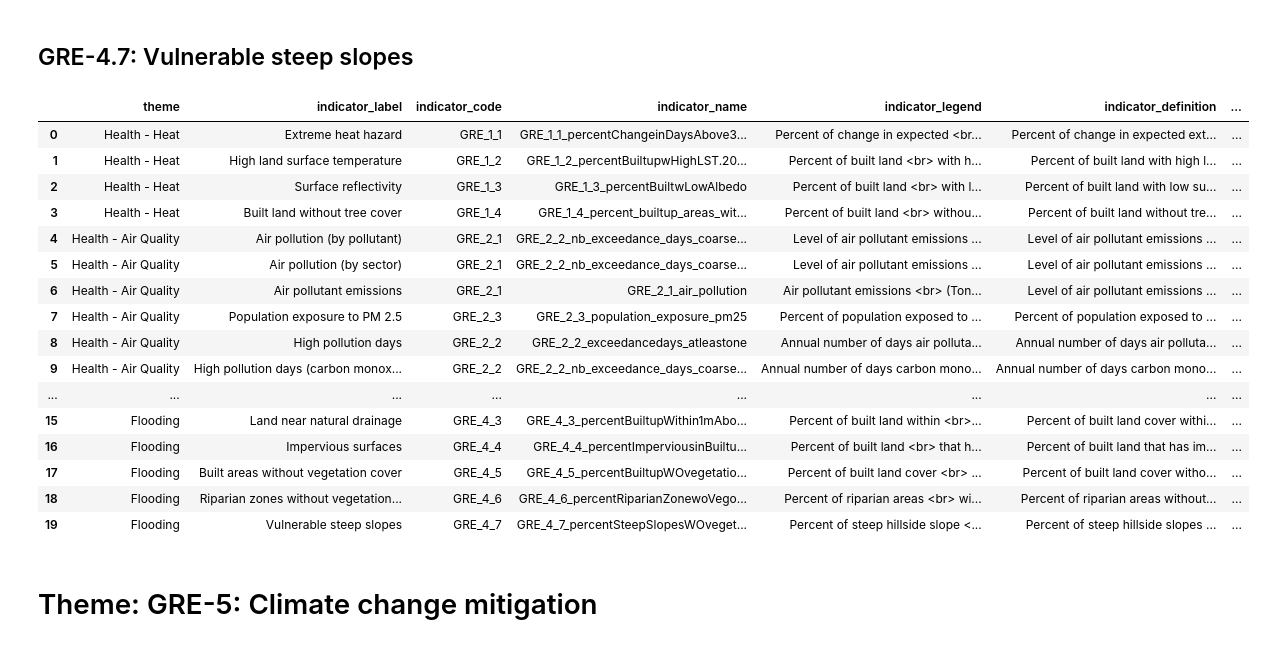
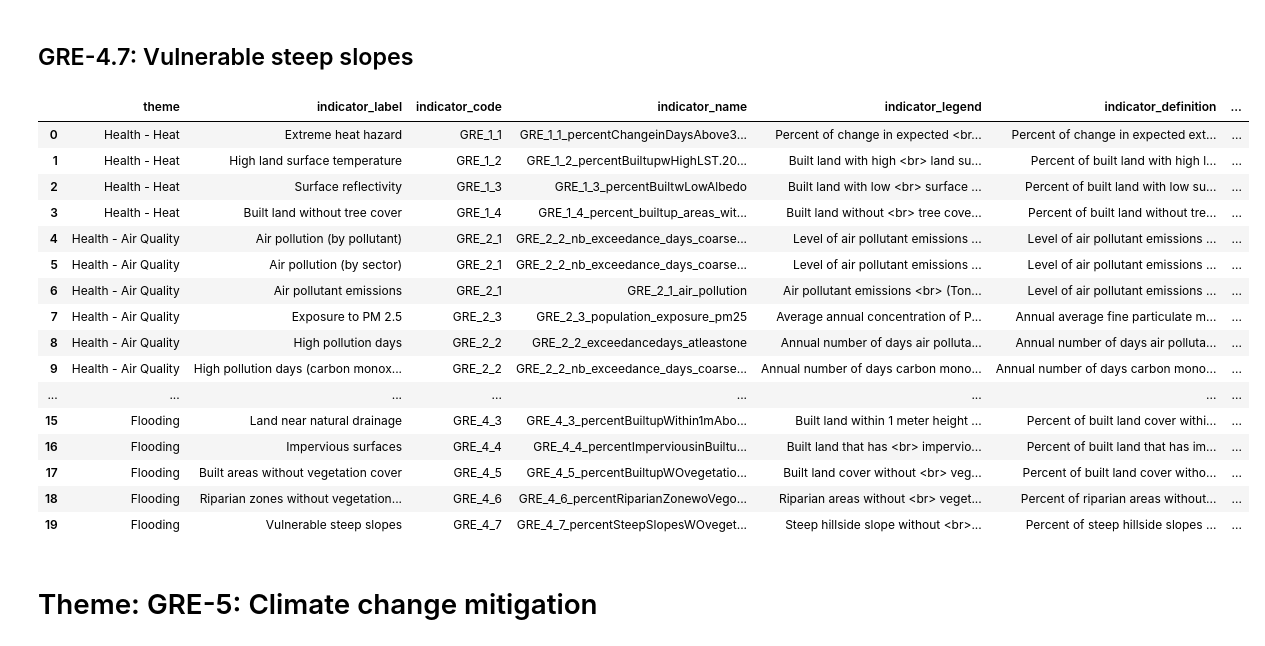
Before and after one commit to wri/cities-cities4forests-indicators, a Jupyter notebook: scripts/define-indicators.ipynb, the cells around one changed output. Cells and saved outputs as stored; diff of their text form; code cells hidden in the pictures.

```diff
--- a/scripts/define-indicators.ipynb
+++ b/scripts/define-indicators.ipynb
@@ -374,7 +363,7 @@ indicators_definitions = indicators_definitions.append({'theme' : 'Flooding',
                                                         'indicator_label' : 'Land near natural drainage',
                                                         'indicator_code' : 'GRE_4_3',
                                                         'indicator_name' : 'GRE_4_3_percentBuiltupWithin1mAboveDrainage',
-                                                        'indicator_legend' : 'Percent of built land within <br> 1 meter height above nearest drainage (%)',
+                                                        'indicator_legend' : 'Built land within 1 meter height <br> above nearest drainage (%)',
                                                        'indicator_definition' : 'Percent of built land cover within 1 meter height above nearest drainage',
                                                        'data_sources' : 'Height Above the Nearest Drainage (HAND), ESA World Cover',
                                                        'importance' : 'Land near natural drainage (e.g., streams, rivers) is at risk for pluvial or flash flooding hazards. Development closer in elevation to natural drainage, especially near drainage for large land areas, is at greater risk. Risk for these type of floods can be difficult to predict, and beyond height above drainage, other factors--such as amount of precipitation, soil type, distance from natural drainage and the presence and efficacy of built drainage systems--are also important influences.',
@@ -406,7 +395,7 @@ indicators_definitions = indicators_definitions.append({'theme' : 'Flooding',
                                                         'indicator_label' : 'Impervious surfaces',
                                                         'indicator_code' : 'GRE_4_4',
                                                         'indicator_name' : 'GRE_4_4_percentImperviousinBuiltup2018',
-                                                        'indicator_legend' : 'Percent of built land <br> that has impervious surface (%)',
+                                                        'indicator_legend' : 'Built land that has <br> impervious surface (%)',
                                                        'indicator_definition' : 'Percent of built land that has impervious surface',
                                                        'data_sources' : ' Tsinghua Annual maps of global artificial impervious area, ESA World Cover',
                                                        'importance' : 'Impervious surfaces (in urban areas, typically buildings, roads and other pavement) prevent water from soaking into the ground on-site and contribute to decreased overall water infiltration and increased runoff and can increase the prevalence of localized flooding. Building cities to minimize use of impervious surfaces (with alternative construction materials or intentional greening) allows for greater natural water infiltration and can enable cities to "sponge" up excess water, decrease flooding and protect groundwater resources.',
@@ -439,7 +428,7 @@ indicators_definitions = indicators_definitions.append({'theme' : 'Flooding',
                                                         'indicator_label' : 'Built areas without vegetation cover',
                                                         'indicator_code' : 'GRE_4_5',
                                                         'indicator_name' : 'GRE_4_5_percentBuiltupWOvegetationcover2020',
-                                                        'indicator_legend' : 'Percent of built land cover <br>  without vegetation cover (%)',
+                                                        'indicator_legend' : 'Built land cover without <br> vegetation cover (%)',
                                                        'indicator_definition' : 'Percent of built land cover without vegetation cover',
                                                        'data_sources' : 'Sentinel-2, ESA World Cover',
                                                        'importance' : 'Vegetation cover provides many benefits in urban areas. Importantly for flood mitigation, greater vegetation cover can increase water infiltration into the ground, reducing water stagnation and runoff on the surface. Absence of vegetation cover can increase the prevalence of localized flooding.',
@@ -471,7 +460,7 @@ indicators_definitions = indicators_definitions.append({'theme' : 'Flooding',
                                                         'indicator_label' : 'Riparian zones without vegetation cover',
                                                         'indicator_code' : 'GRE_4_6',
                                                         'indicator_name' : 'GRE_4_6_percentRiparianZonewoVegorWatercover2020',
-                                                        'indicator_legend' : 'Percent of riparian areas <br> without vegetation or water cover (%)',
+                                                        'indicator_legend' : 'Riparian areas without <br> vegetation or water cover (%)',
                                                        'indicator_definition' : 'Percent of riparian areas without vegetation or water cover',
                                                        'data_sources' : 'Height Above the Nearest Drainage (HAND), JRC Global Surface Water, Sentinel-2',
                                                        'importance' : 'Riparian areas (the spatial interface between land and water, particularly rivers and streams) can provide natural infrastructure for flood control. The presence of vegetation cover in the riparian zone is a primary factor in determining its flood mitigation effectiveness, as vegetation will slow down water flow, increase its absorption into land and its transpiration into the air. Riparian areas are also critical habitat to support biodiversity.',
@@ -501,33 +490,33 @@ indicators_definitions
 # %%
 indicators_definitions = indicators_definitions.append({'theme' : 'Flooding',
                                                         'indicator_label' : 'Vulnerable steep slopes',
                                                         'indicator_code' : 'GRE_4_7',
                                                         'indicator_name' : 'GRE_4_7_percentSteepSlopesWOvegetationcover2020',
-                                                        'indicator_legend' : 'Percent of steep hillside slope <br> without vegetation cover (%)',
+                                                        'indicator_legend' : 'Steep hillside slope without <br> vegetation cover (%)',
                                                        'indicator_definition' : 'Percent of steep hillside slopes without vegetation cover',
                                                        'data_sources' : 'NASA NASADEM Digital Elevation, Sentinel-2',
                                                        'importance' : 'Steep slopes are vulnerable to landslides, especially during incidence of extreme precipitation of flooding where soil can become saturated with or washed away by water. Vegetation is critical for stabilizing slopes as roots hold soil in place and plant absorb water from the soil. Steep slopes without vegetation coverage are particularly vulnerable to landslides.',
                                                        'methods' : 'To estimate slopes we apply the <a href="https://developers.google.com/earth-engine/apidocs/ee-terrain-slope">Earth Engine slope algorithm</a> to the global <a href="https://developers.google.com/earth-engine/datasets/catalog/NASA_NASADEM_HGT_001">NASA NASADEM 30 meter digital elevation model</a>. The slope layer is then masked to only include high slope areas of 10 degrees or greater (the threshold at which <a href="https://link.springer.com/article/10.1007/s11069-017-2757-y#Sec9">landslide susceptibility starts to grow quickly</a>). Vegetation cover is estimated using <a href="https://developers.google.com/earth-engine/datasets/catalog/COPERNICUS_S2">Sentinel-2 imagery</a> to calculate normalized difference vegetation index (NDVI) with a minimum threshold of 0.4. For the high slope areas in each city or sub-city unit we calculated at 30 meter scale the count of all high slope pixels and the count of high slope pixels with vegetation cover. Then we calculated the percent of high slope pixels without vegetation cover.'  },
                                                        ignore_index = True)
 indicators_definitions
 # %% [output]
 |  | theme | indicator_label | indicator_code | indicator_name | indicator_legend | indicator_definition | ... |
 | 0 | Health - Heat | Extreme heat hazard | GRE_1_1 | GRE_1_1_percentChangeinDaysAbove3... | Percent of change in expected <br... | Percent of change in expected ext... | ... |
-| 1 | Health - Heat | High land surface temperature | GRE_1_2 | GRE_1_2_percentBuiltupwHighLST.20... | Percent of built land <br> with h... | Percent of built land with high l... | ... |
-| 2 | Health - Heat | Surface reflectivity | GRE_1_3 | GRE_1_3_percentBuiltwLowAlbedo | Percent of built land <br> with l... | Percent of built land with low su... | ... |
-| 3 | Health - Heat | Built land without tree cover | GRE_1_4 | GRE_1_4_percent_builtup_areas_wit... | Percent of built land <br> withou... | Percent of built land without tre... | ... |
+| 1 | Health - Heat | High land surface temperature | GRE_1_2 | GRE_1_2_percentBuiltupwHighLST.20... | Built land with high <br> land su... | Percent of built land with high l... | ... |
+| 2 | Health - Heat | Surface reflectivity | GRE_1_3 | GRE_1_3_percentBuiltwLowAlbedo | Built land with low <br> surface ... | Percent of built land with low su... | ... |
+| 3 | Health - Heat | Built land without tree cover | GRE_1_4 | GRE_1_4_percent_builtup_areas_wit... | Built land without <br> tree cove... | Percent of built land without tre... | ... |
 | 4 | Health - Air Quality | Air pollution (by pollutant) | GRE_2_1 | GRE_2_2_nb_exceedance_days_coarse... | Level of air pollutant emissions ... | Level of air pollutant emissions ... | ... |
 | 5 | Health - Air Quality | Air pollution (by sector) | GRE_2_1 | GRE_2_2_nb_exceedance_days_coarse... | Level of air pollutant emissions ... | Level of air pollutant emissions ... | ... |
 | 6 | Health - Air Quality | Air pollutant emissions | GRE_2_1 | GRE_2_1_air_pollution | Air pollutant emissions <br> (Ton... | Level of air pollutant emissions ... | ... |
-| 7 | Health - Air Quality | Population exposure to PM 2.5 | GRE_2_3 | GRE_2_3_population_exposure_pm25 | Percent of population exposed to ... | Percent of population exposed to ... | ... |
+| 7 | Health - Air Quality | Exposure to PM 2.5 | GRE_2_3 | GRE_2_3_population_exposure_pm25 | Average annual concentration of P... | Annual average fine particulate m... | ... |
 | 8 | Health - Air Quality | High pollution days | GRE_2_2 | GRE_2_2_exceedancedays_atleastone | Annual number of days air polluta... | Annual number of days air polluta... | ... |
 | 9 | Health - Air Quality | High pollution days (carbon monox... | GRE_2_2 | GRE_2_2_nb_exceedance_days_coarse... | Annual number of days carbon mono... | Annual number of days carbon mono... | ... |
 | ... | ... | ... | ... | ... | ... | ... | ... |
-| 15 | Flooding | Land near natural drainage | GRE_4_3 | GRE_4_3_percentBuiltupWithin1mAbo... | Percent of built land within <br>... | Percent of built land cover withi... | ... |
-| 16 | Flooding | Impervious surfaces | GRE_4_4 | GRE_4_4_percentImperviousinBuiltu... | Percent of built land <br> that h... | Percent of built land that has im... | ... |
-| 17 | Flooding | Built areas without vegetation cover | GRE_4_5 | GRE_4_5_percentBuiltupWOvegetatio... | Percent of built land cover <br> ... | Percent of built land cover witho... | ... |
-| 18 | Flooding | Riparian zones without vegetation... | GRE_4_6 | GRE_4_6_percentRiparianZonewoVego... | Percent of riparian areas <br> wi... | Percent of riparian areas without... | ... |
-| 19 | Flooding | Vulnerable steep slopes | GRE_4_7 | GRE_4_7_percentSteepSlopesWOveget... | Percent of steep hillside slope <... | Percent of steep hillside slopes ... | ... |
+| 15 | Flooding | Land near natural drainage | GRE_4_3 | GRE_4_3_percentBuiltupWithin1mAbo... | Built land within 1 meter height ... | Percent of built land cover withi... | ... |
+| 16 | Flooding | Impervious surfaces | GRE_4_4 | GRE_4_4_percentImperviousinBuiltu... | Built land that has <br> impervio... | Percent of built land that has im... | ... |
+| 17 | Flooding | Built areas without vegetation cover | GRE_4_5 | GRE_4_5_percentBuiltupWOvegetatio... | Built land cover without <br> veg... | Percent of built land cover witho... | ... |
+| 18 | Flooding | Riparian zones without vegetation... | GRE_4_6 | GRE_4_6_percentRiparianZonewoVego... | Riparian areas without <br> veget... | Percent of riparian areas without... | ... |
+| 19 | Flooding | Vulnerable steep slopes | GRE_4_7 | GRE_4_7_percentSteepSlopesWOveget... | Steep hillside slope without <br>... | Percent of steep hillside slopes ... | ... |
 # %% [markdown]
 # Theme: GRE-5: Climate change mitigation
 # %% [markdown]
```
Also changed, not shown: parts of 17 cells of this notebook, 2 other files.
